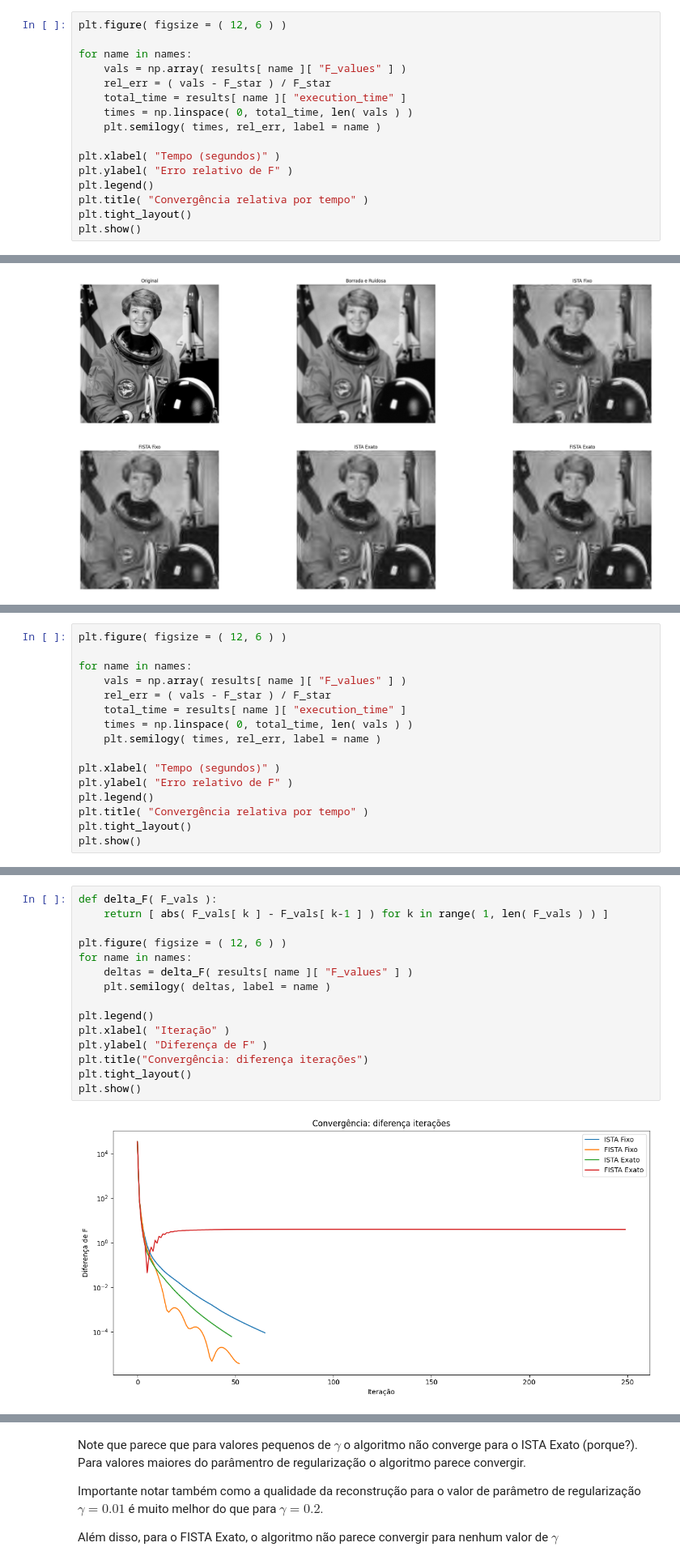
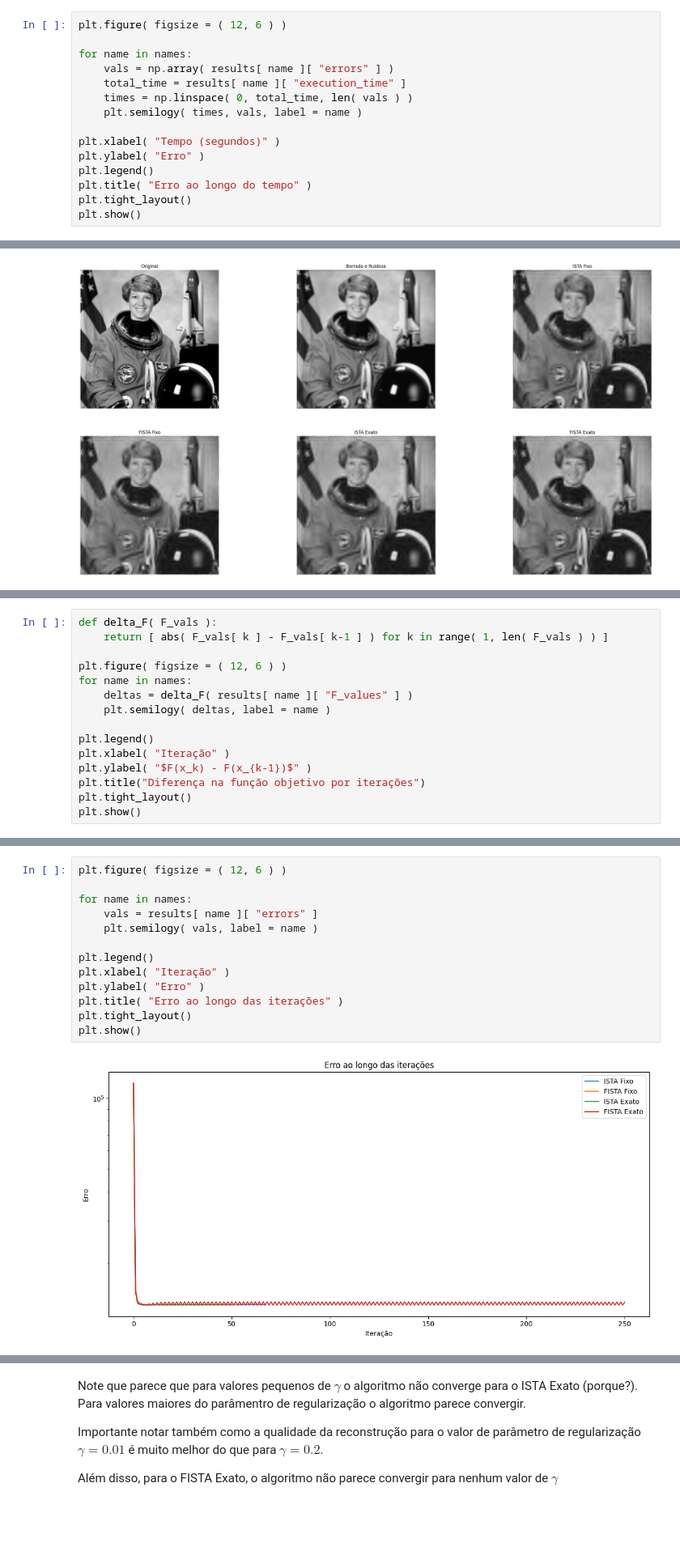
Before and after one commit to gligabo/projeto_ic, a Jupyter notebook: com_regularizacao/aplicacao_borragem_ruidosa.ipynb, the cells around one changed output, grey strips where cells are left out. Shown at 81% size. Cells and saved outputs as stored; diff of their text form; blank space fills up the shorter version.

```diff
--- a/com_regularizacao/aplicacao_borragem_ruidosa.ipynb
+++ b/com_regularizacao/aplicacao_borragem_ruidosa.ipynb
@@ -214,16 +261,15 @@ plt.show()
 plt.figure( figsize = ( 12, 6 ) )
 
 for name in names:
-    vals = np.array( results[ name ][ "F_values" ] )
-    rel_err = ( vals - F_star ) / F_star
+    vals = np.array( results[ name ][ "errors" ] )
     total_time = results[ name ][ "execution_time" ]
     times = np.linspace( 0, total_time, len( vals ) )
-    plt.semilogy( times, rel_err, label = name )
+    plt.semilogy( times, vals, label = name )
 
 plt.xlabel( "Tempo (segundos)" )
-plt.ylabel( "Erro relativo de F" )
+plt.ylabel( "Erro" )
 plt.legend()
-plt.title( "Convergência relativa por tempo" )
+plt.title( "Erro ao longo do tempo" )
 plt.tight_layout()
 plt.show()
 # %% [output]
@@ -330,17 +374,16 @@ plt.show()
 # %%
+def delta_F( F_vals ):
+    return [ abs( F_vals[ k ] - F_vals[ k-1 ] ) for k in range( 1, len( F_vals ) ) ]
+
 plt.figure( figsize = ( 12, 6 ) )
+for name in names:
+    deltas = delta_F( results[ name ][ "F_values" ] )
+    plt.semilogy( deltas, label = name )
 
-for name in names:
-    vals = np.array( results[ name ][ "F_values" ] )
-    rel_err = ( vals - F_star ) / F_star
-    total_time = results[ name ][ "execution_time" ]
-    times = np.linspace( 0, total_time, len( vals ) )
-    plt.semilogy( times, rel_err, label = name )
-
-plt.xlabel( "Tempo (segundos)" )
-plt.ylabel( "Erro relativo de F" )
 plt.legend()
-plt.title( "Convergência relativa por tempo" )
+plt.xlabel( "Iteração" )
+plt.ylabel( "$F(x_k) - F(x_{k-1})$" )
+plt.title("Diferença na função objetivo por iterações")
 plt.tight_layout()
 plt.show()
 # %% [output]
@@ -348,17 +391,15 @@ plt.show()
 # %%
-def delta_F( F_vals ):
-    return [ abs( F_vals[ k ] - F_vals[ k-1 ] ) for k in range( 1, len( F_vals ) ) ]
+plt.figure( figsize = ( 12, 6 ) )
 
-plt.figure( figsize = ( 12, 6 ) )
 for name in names:
-    deltas = delta_F( results[ name ][ "F_values" ] )
-    plt.semilogy( deltas, label = name )
+    vals = results[ name ][ "errors" ]
+    plt.semilogy( vals, label = name )
 
 plt.legend()
 plt.xlabel( "Iteração" )
-plt.ylabel( "Diferença de F" )
-plt.title("Convergência: diferença iterações")
+plt.ylabel( "Erro" )
+plt.title( "Erro ao longo das iterações" )
 plt.tight_layout()
 plt.show()
 # %% [output]
-[figure, old version]
+[figure, new version]
```
Also changed, not shown: parts of 14 cells of this notebook.
